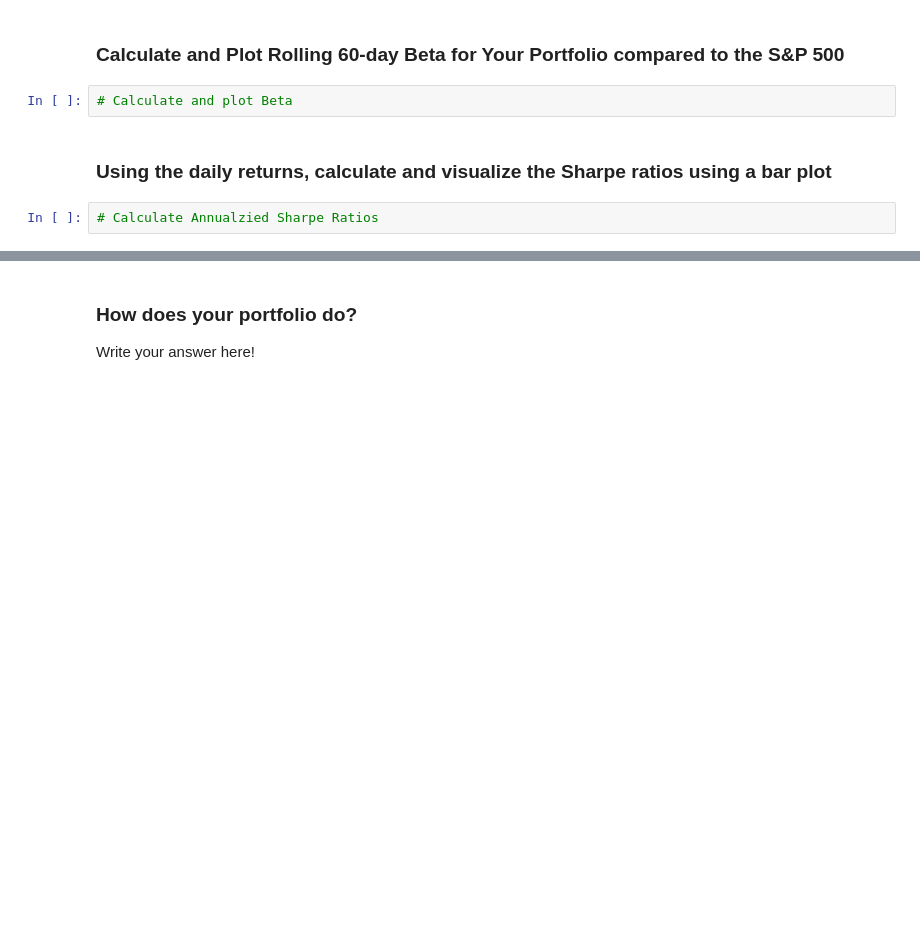
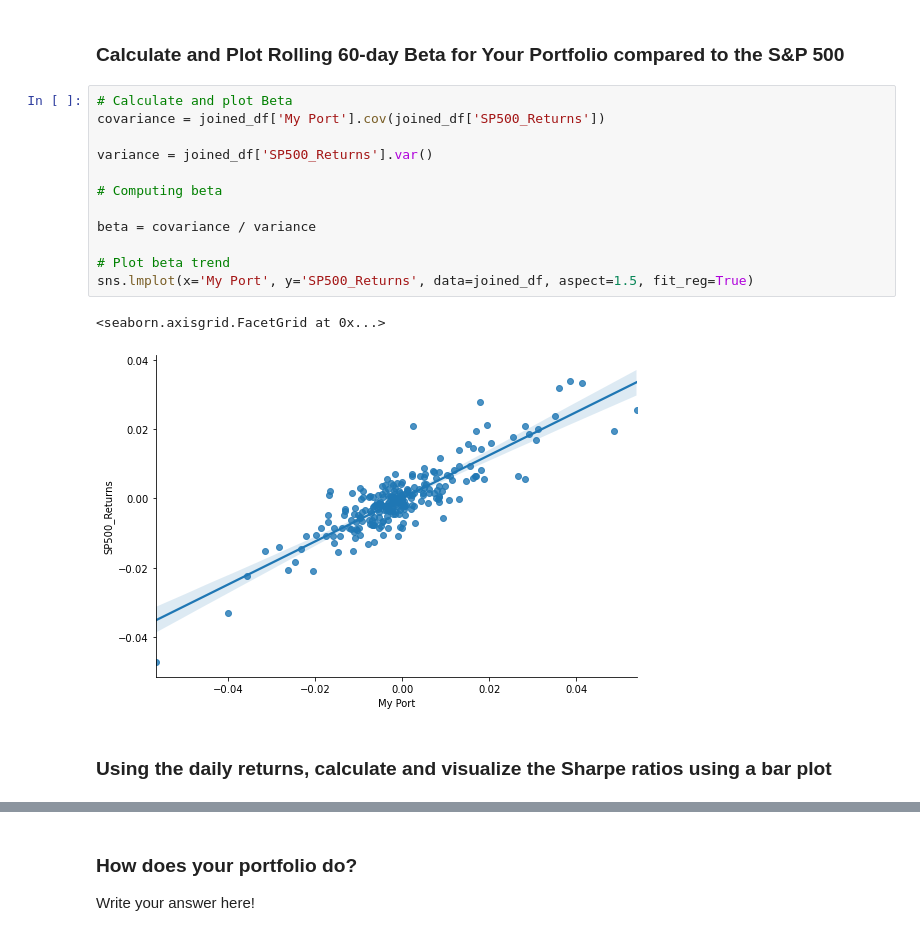
Before and after one commit to ttwalllllll/Columbia-Bootcamp-Homework-4, a Jupyter notebook: Starter_Code/whale_analysis.ipynb, the cells around one changed output, grey strips where cells are left out. Cells and saved outputs as stored; diff of their text form; blank space fills up the shorter version.

```diff
--- a/Starter_Code/whale_analysis.ipynb
+++ b/Starter_Code/whale_analysis.ipynb
@@ -466,8 +548,19 @@ weights = [1/3, 1/3, 1/3]
 # %% [markdown]
 ### Calculate and Plot Rolling 60-day Beta for Your Portfolio compared to the S&P 500
-# %%
-# Calculate and plot Beta
+# %%
+# Calculate and plot Beta
+covariance = joined_df['My Port'].cov(joined_df['SP500_Returns'])
+
+variance = joined_df['SP500_Returns'].var()
+
+# Computing beta
+
+beta = covariance / variance
+
+# Plot beta trend
+sns.lmplot(x='My Port', y='SP500_Returns', data=joined_df, aspect=1.5, fit_reg=True)
+# %% [output]
+<seaborn.axisgrid.FacetGrid at 0x...>
+[figure, added]
 # %% [markdown]
 ### Using the daily returns, calculate and visualize the Sharpe ratios using a bar plot
-# %%
-# Calculate Annualzied Sharpe Ratios
```
Also changed, not shown: parts of 25 cells of this notebook.
